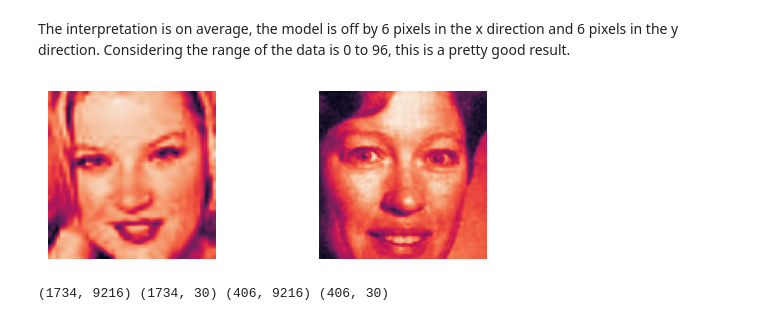
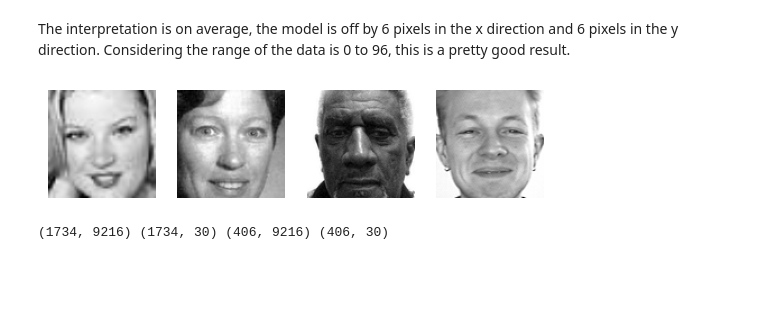
Before and after one commit to teddy661/ucb_mids_w207_project, a Jupyter notebook: knn.ipynb, the cells around one changed output. Saved outputs shown, nothing was run; the diff lists cells and outputs as text; code cells hidden in the pictures; blank space fills up the shorter version.

```diff
--- a/knn.ipynb
+++ b/knn.ipynb
@@ -73,9 +76,6 @@ k: 50, RMSE: 4.47
 # %% [markdown]
 The interpretation is on average, the model is off by 6 pixels in the x direction and 6 pixels in the y direction. Considering the range of the data is 0 to 96, this is a pretty good result.
 # %%
-from face_data import FaceData
-from face_data import Point
-
 
 def plot(X: np.ndarray, y: np.ndarray, y_pred: np.ndarray, limit=2):
 
@@ -87,16 +87,16 @@ def plot(X: np.ndarray, y: np.ndarray, y_pred: np.ndarray, limit=2):
     for i in range(1, limit + 1):
         # real_face = FaceData(y[i, :])
         plt.subplot(2, limit, i)
-        plt.imshow(X_3d[i].astype("uint8"))
+        plt.imshow(X_3d[i].astype("uint8"), cmap="gray")
         plt.axis("off")
 
     plt.show()
 # %%
 best_k = 10
 y_pred_nose = knn_nose.predict(X_val, k=best_k)
-plot(X_val, y_val_nose, y_pred_nose, limit=2)
+plot(X_val, y_val_nose, y_pred_nose, limit=4)
 # %% [output]
-[figure, old version]
+[figure, new version]
 # %%
 # predicting all the points
 
```
Also changed, not shown: parts of 1 cell of this notebook, 2 other files.
